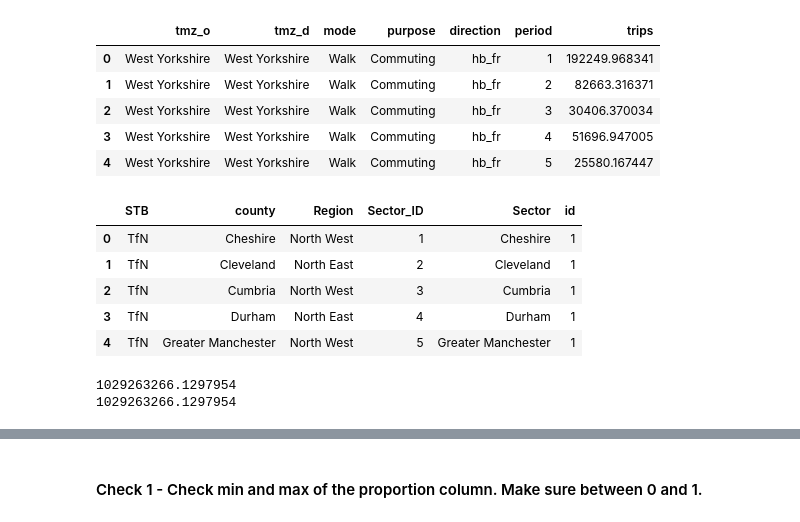
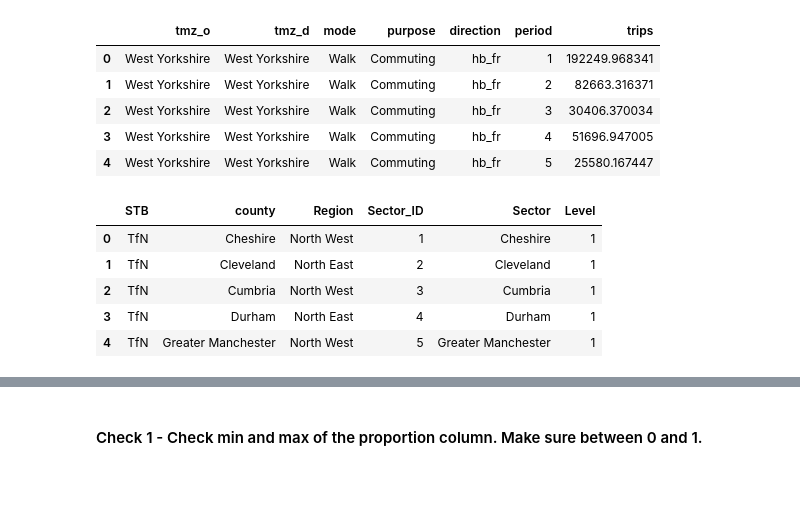
Before and after one commit to rachelm-ar/NTS-Processing, a Jupyter notebook: python/post_tour_adj/car_adjustment.ipynb, the cells around one changed output, grey strips where cells are left out. Drawn from its saved outputs; the diff is of its cells as text; code cells hidden in the pictures; blank space fills up the shorter version.

```diff
--- a/python/post_tour_adj/car_adjustment.ipynb
+++ b/python/post_tour_adj/car_adjustment.ipynb
@@ -35,10 +37,10 @@ Tour_model_output.head()
 | 3 | West Yorkshire | West Yorkshire | Walk | Commuting | hb_fr | 4 | 51696.947005 |
 | 4 | West Yorkshire | West Yorkshire | Walk | Commuting | hb_fr | 5 | 25580.167447 |
 # %%
-bespoke_sectors = pd.read_excel(r'I:\NTS\WP2\Tour Model Output Analysis\Bespoke_Sectors.xlsx')
+bespoke_sectors = pd.read_csv(r'I:\NTS\imports\tour_adjust_imports\bespoke_sectors_v1.1.csv')
 bespoke_sectors.head()
 # %% [output]
-|  | STB | county | Region | Sector_ID | Sector | id |
+|  | STB | county | Region | Sector_ID | Sector | Level |
 | 0 | TfN | Cheshire | North West | 1 | Cheshire | 1 |
 | 1 | TfN | Cleveland | North East | 2 | Cleveland | 1 |
 | 2 | TfN | Cumbria | North West | 3 | Cumbria | 1 |
@@ -46,11 +48,8 @@ bespoke_sectors.head()
 | 4 | TfN | Greater Manchester | North West | 5 | Greater Manchester | 1 |
 # %%
 Tour_model_output = pd.merge(Tour_model_output, bespoke_sectors, left_on= 'tmz_o' , right_on= 'county' , how= 'inner')
-Tour_model_output = Tour_model_output.rename(columns={'Sector_ID':'Sector_ID_o', 'Sector':'Sector_o'}).drop(columns=['STB','county','Region','id'])
+Tour_model_output = Tour_model_output.rename(columns={'Sector_ID':'Sector_ID_o', 'Sector':'Sector_o'}).drop(columns=['STB','county','Level','Region'])
 Tour_model_output = pd.merge(Tour_model_output, bespoke_sectors, left_on= 'tmz_d' , right_on= 'county' , how= 'inner')
-Tour_model_output = Tour_model_output.rename(columns={'Sector_ID':'Sector_ID_d', 'Sector':'Sector_d'}).drop(columns=['STB','county','Region','id'])
+Tour_model_output = Tour_model_output.rename(columns={'Sector_ID':'Sector_ID_d', 'Sector':'Sector_d'}).drop(columns=['STB','county','Level','Region'])
-# %% [output]
-1029263266.1297954
-1029263266.1297954
 # %%
 Tour_model_output = Tour_model_output.groupby(['mode', 'purpose', 'direction', 'period', 'Sector_o', 'Sector_ID_o', 'Sector_d', 'Sector_ID_d']).sum('trips')
```
Also changed, not shown: parts of 36 cells of this notebook.
